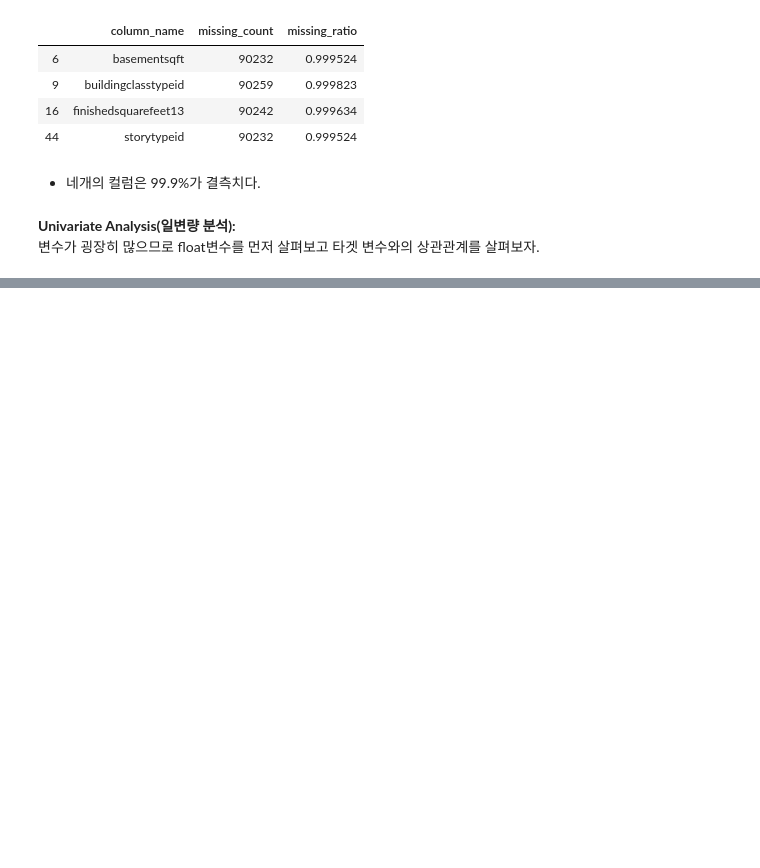
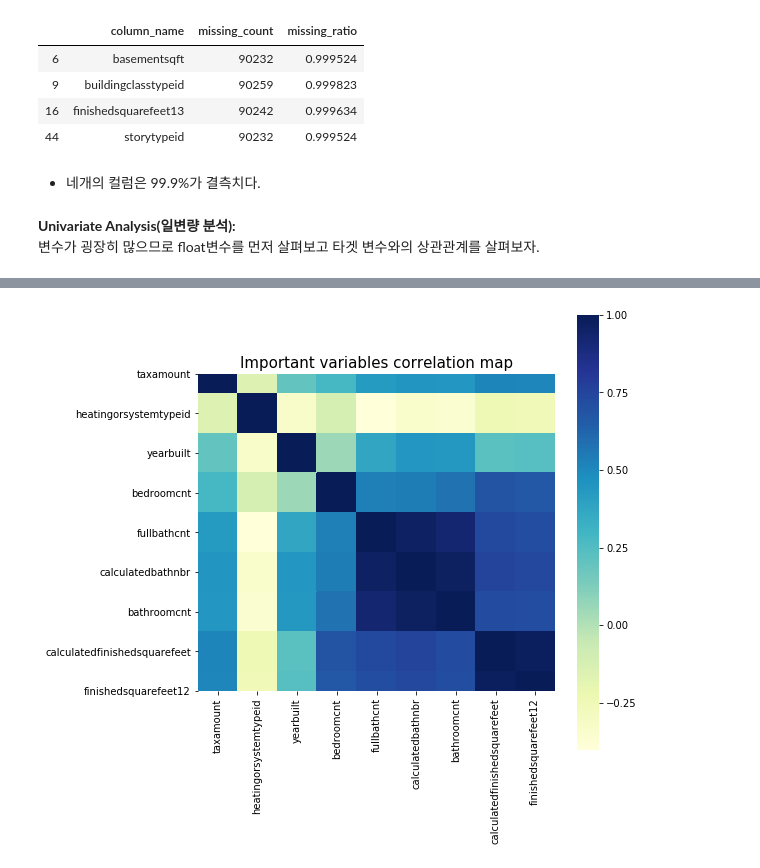
Before and after one commit to suhyun-cho/Dive-to-Kaggle, a Jupyter notebook: Zillow-prize/Zillow Prize-Simple Exploration .ipynb, the cells around one changed output, grey strips where cells are left out. Saved outputs shown, nothing was run; the diff lists cells and outputs as text; code cells hidden in the pictures; blank space fills up the shorter version.

Commit message:
explore correlation between variable

```diff
--- a/Zillow-prize/Zillow Prize-Simple Exploration .ipynb
+++ b/Zillow-prize/Zillow Prize-Simple Exploration .ipynb
@@ -318,0 +337,3 @@ plt.show()
+# %%
+corr_df_sel =corr_df.query('corr_values >0.02 or corr_values<-0.01')
+corr_df_sel
@@ -318,0 +351,12 @@ plt.show()
+# %%
+cols_to_use=corr_df_sel.col_labels.tolist()
+
+temp_df=train_df[cols_to_use]
+corrmat=temp_df.corr(method='spearman')
+
+f,ax=plt.subplots(figsize=(8,8))
+sns.heatmap(corrmat,vmax=1., square=True,cmap="YlGnBu")
+plt.title("Important variables correlation map",fontsize=15)
+plt.show()
+# %% [output]
+[figure, added]
```
Also changed, not shown: parts of 29 cells of this notebook.
